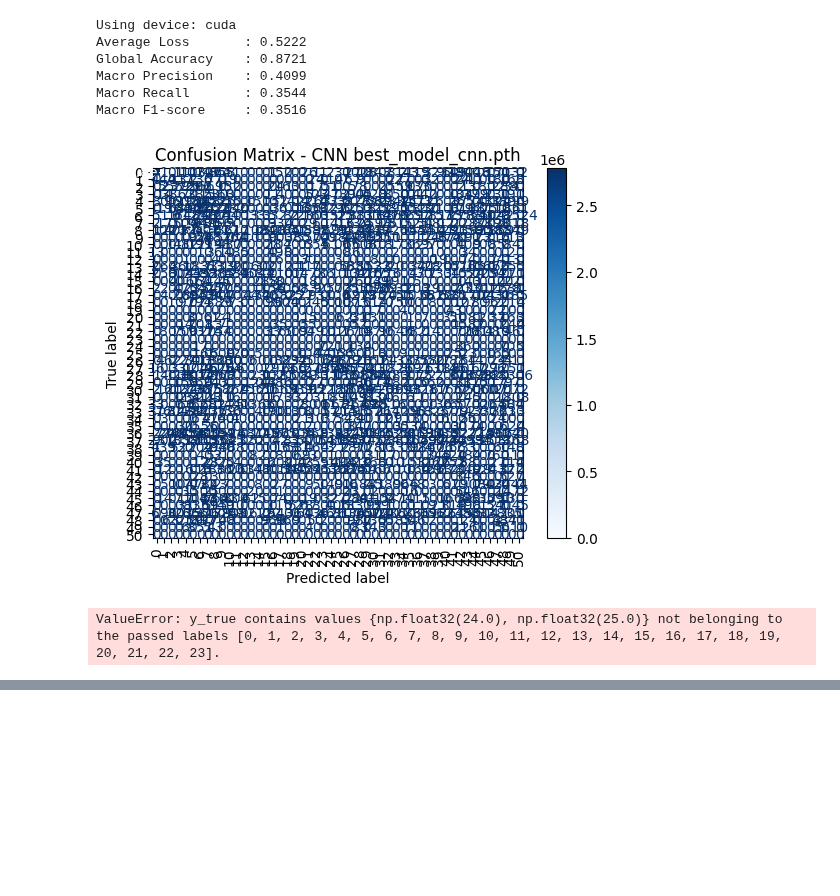
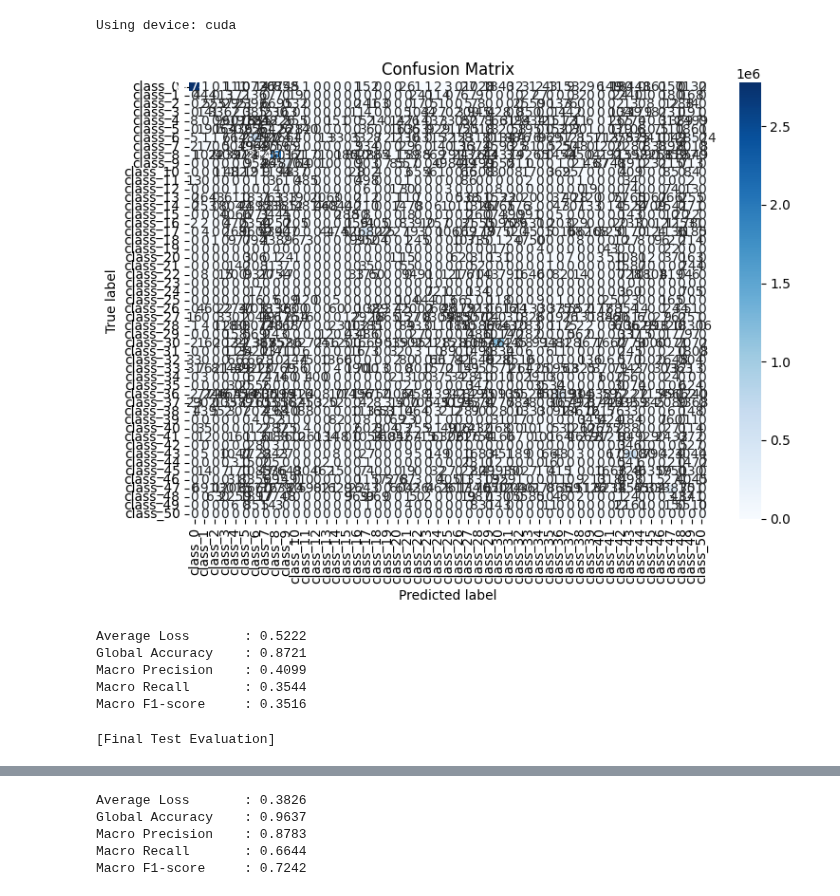
Before and after one commit to giovannisetaro/DSWProject_CropIdentification, a Jupyter notebook: src/Comparison.ipynb, the cells around one changed output, grey strips where cells are left out. Saved outputs shown, nothing was run; the diff lists cells and outputs as text; code cells hidden in the pictures; blank space fills up the shorter version.

Commit message:
/plotting changes

```diff
--- a/src/Comparison.ipynb
+++ b/src/Comparison.ipynb
@@ -54,7 +54,8 @@ def evaluate_cnn_model(model_path, kernel_size=5, num_classes=51):
 
     y_true = torch.cat(y_true).numpy()
     y_pred = torch.cat(y_pred).numpy()
-    avg_loss = total_loss / total_samples
+
+    class_names = [f"class_{i}" for i in range(num_classes)]
 
     _, metrics = evaluate(
         y_true=y_true,
@@ -62,16 +63,10 @@ def evaluate_cnn_model(model_path, kernel_size=5, num_classes=51):
         num_classes=num_classes,
         total_loss=total_loss,
         data_length=total_samples,
-        plot_cm=False
+        plot_cm=True,
+        class_names=class_names
     )
 
-
-
-    cm = confusion_matrix(y_true, y_pred, labels=list(range(num_classes)))
-    disp = ConfusionMatrixDisplay(confusion_matrix=cm)
-    disp.plot(cmap='Blues', xticks_rotation=90)
-    plt.title(f"Confusion Matrix - CNN {os.path.basename(model_path)}")
-    plt.show()
 
 # ----------- Random Forest Evaluation ------------
 
@@ -115,45 +110,37 @@ def evaluate_rf_model(model_path, data_path='/storage/courses/CropIdentification
         y_true=y_test_rf,
         y_pred=y_pred_rf,
         num_classes=num_classes,
         total_loss=total_loss,
         data_length=len(y_test_rf),
         plot_cm=True,
         class_names=class_names,
     )
 
 
-
-
-    cm = confusion_matrix(y_test_rf, y_pred_rf)
-    disp = ConfusionMatrixDisplay(confusion_matrix=cm)
-    disp.plot(cmap='Blues')
-    plt.title(f"Confusion Matrix - RF {os.path.basename(model_path)}")
-    plt.show()
-
 # ----------- Main evaluation -----------
 
 # Specify your best CNN and RF model paths here
 best_cnn_models = [
     '/storage/courses/CropIdentification/DSWProject_CropIdentification/models/best_model_cnn.pth'
 ]
 
 best_rf_models = [
     '/storage/courses/CropIdentification/DSWProject_CropIdentification/models/xgb_best_model.joblib'
 ]
 
 # Evaluate CNN models
 for cnn_path in best_cnn_models:
     evaluate_cnn_model(cnn_path, kernel_size=5, num_classes=51)
 
 # Evaluate RF models
 for rf_path in best_rf_models:
     evaluate_rf_model(rf_path)
 # %% [output]
 Using device: cuda
-Average Loss       : 0.5222
-Global Accuracy    : 0.8721
-Macro Precision    : 0.4099
-Macro Recall       : 0.3544
-Macro F1-score     : 0.3516
-[figure, old version]
+[figure, new version]
-ValueError: y_true contains values {np.float32(24.0), np.float32(25.0)} not belonging to the passed labels [0, 1, 2, 3, 4, 5, 6, 7, 8, 9, 10, 11, 12, 13, 14, 15, 16, 17, 18, 19, 20, 21, 22, 23].
+Average Loss       : 0.5222
+Global Accuracy    : 0.8721
+Macro Precision    : 0.4099
+Macro Recall       : 0.3544
+Macro F1-score     : 0.3516
+[Final Test Evaluation]
@@ -159,0 +148,5 @@ ValueError: y_true contains values {np.float32(24.0), np.float32(25.0)} not belo
+Average Loss       : 0.3826
+Global Accuracy    : 0.9637
+Macro Precision    : 0.8783
+Macro Recall       : 0.6644
+Macro F1-score     : 0.7242
```
Also changed, not shown: parts of 1 cell of this notebook.
